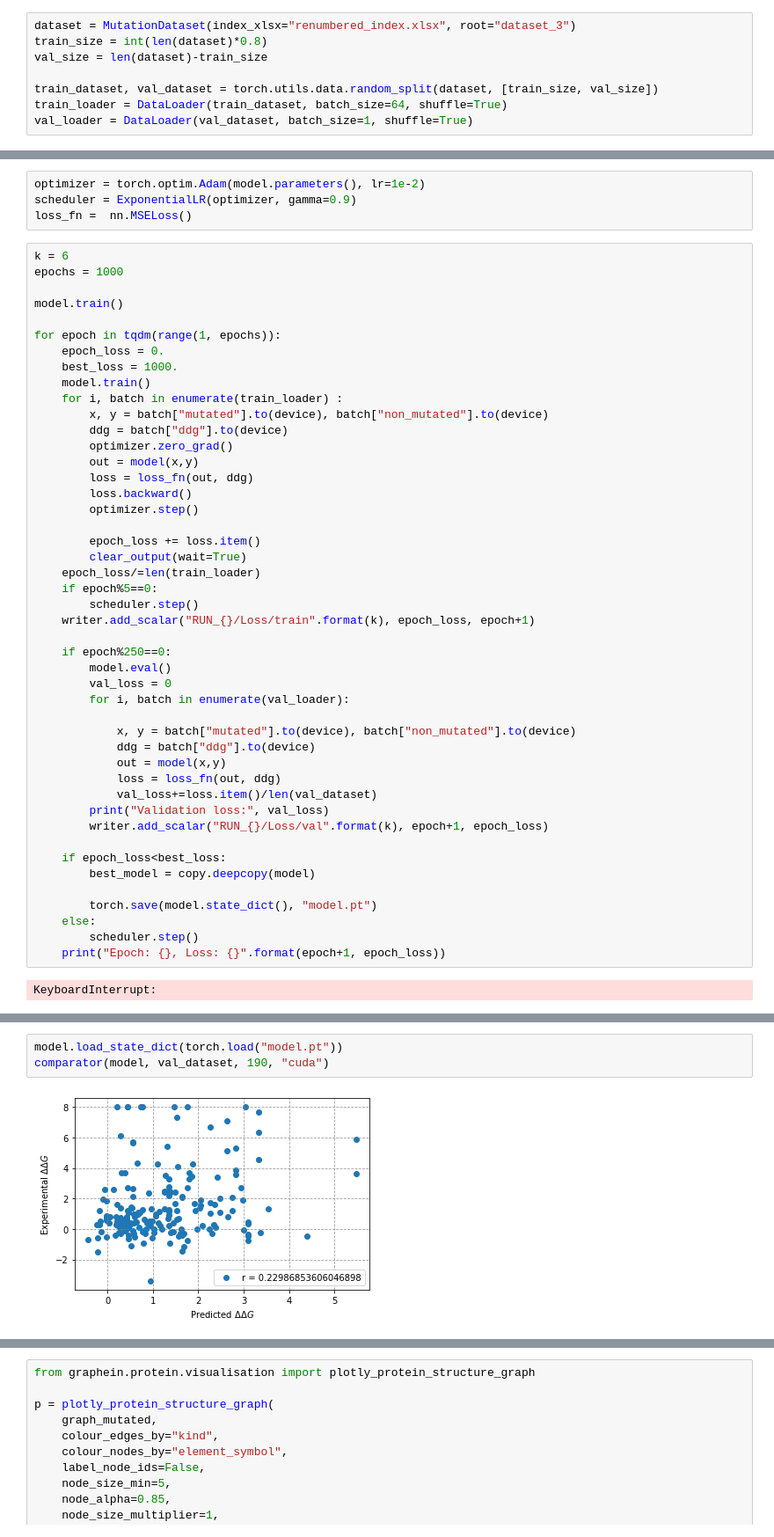
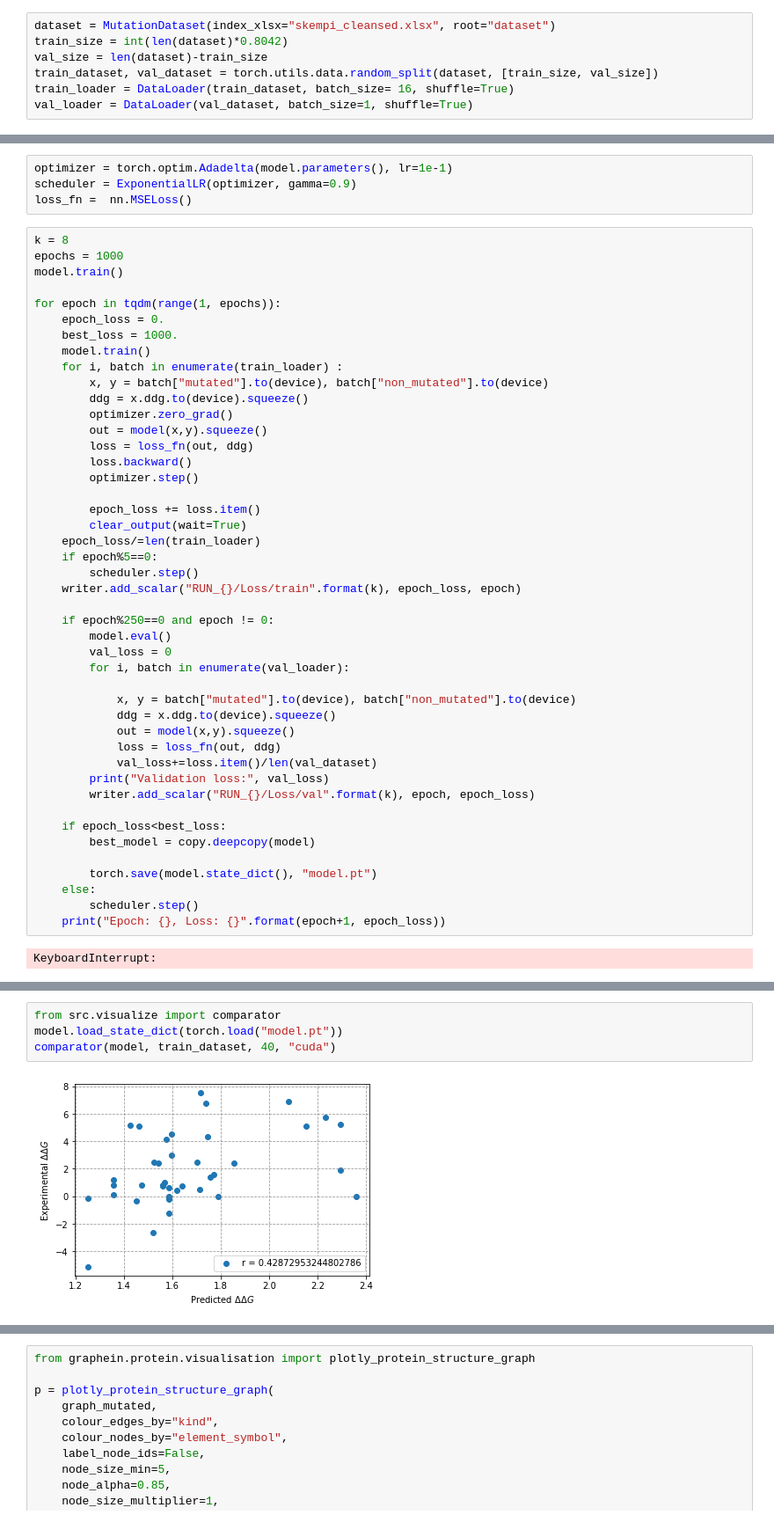
Before and after one commit to babaid/ProBindNN, a Jupyter notebook: main.ipynb, the cells around one changed output, grey strips where cells are left out. Shown: that part at 88% size. Saved outputs shown, nothing was run; the diff lists cells and outputs as text.

```diff
--- a/main.ipynb
+++ b/main.ipynb
@@ -28,11 +23,10 @@ biovec cannot be installed via conda
 # %%
 make_dataset_threaded(index_xlsx="./renumbered_index.xlsx", root="dataset")
 # %%
-dataset = MutationDataset(index_xlsx="renumbered_index.xlsx", root="dataset_3")
-train_size = int(len(dataset)*0.8)
+dataset = MutationDataset(index_xlsx="skempi_cleansed.xlsx", root="dataset")
+train_size = int(len(dataset)*0.8042)
 val_size = len(dataset)-train_size
-
 train_dataset, val_dataset = torch.utils.data.random_split(dataset, [train_size, val_size])
-train_loader = DataLoader(train_dataset, batch_size=64, shuffle=True)
+train_loader = DataLoader(train_dataset, batch_size= 16, shuffle=True)
 val_loader = DataLoader(val_dataset, batch_size=1, shuffle=True)
 # %%
@@ -48,13 +42,12 @@ device
 # %% [output]
 'cuda'
 # %%
-optimizer = torch.optim.Adam(model.parameters(), lr=1e-2)
+optimizer = torch.optim.Adadelta(model.parameters(), lr=1e-1)
 scheduler = ExponentialLR(optimizer, gamma=0.9)
 loss_fn =  nn.MSELoss()
 # %%
-k = 6
+k = 8
 epochs = 1000
-
 model.train()
 
 for epoch in tqdm(range(1, epochs)):
@@ -63,9 +56,9 @@ for epoch in tqdm(range(1, epochs)):
     model.train()
     for i, batch in enumerate(train_loader) :
         x, y = batch["mutated"].to(device), batch["non_mutated"].to(device)
-        ddg = batch["ddg"].to(device)
+        ddg = x.ddg.to(device).squeeze()
         optimizer.zero_grad()
-        out = model(x,y)
+        out = model(x,y).squeeze()
         loss = loss_fn(out, ddg)
         loss.backward()
         optimizer.step()
@@ -75,20 +68,20 @@ for epoch in tqdm(range(1, epochs)):
     epoch_loss/=len(train_loader)
     if epoch%5==0:
         scheduler.step()
-    writer.add_scalar("RUN_{}/Loss/train".format(k), epoch_loss, epoch+1)
+    writer.add_scalar("RUN_{}/Loss/train".format(k), epoch_loss, epoch)
 
-    if epoch%250==0:
+    if epoch%250==0 and epoch != 0:
         model.eval()
         val_loss = 0
         for i, batch in enumerate(val_loader):
 
             x, y = batch["mutated"].to(device), batch["non_mutated"].to(device)
-            ddg = batch["ddg"].to(device)
-            out = model(x,y)
+            ddg = x.ddg.to(device).squeeze()
+            out = model(x,y).squeeze()
             loss = loss_fn(out, ddg)
             val_loss+=loss.item()/len(val_dataset)
         print("Validation loss:", val_loss)
-        writer.add_scalar("RUN_{}/Loss/val".format(k), epoch+1, epoch_loss)
+        writer.add_scalar("RUN_{}/Loss/val".format(k), epoch, epoch_loss)
 
     if epoch_loss<best_loss:
         best_model = copy.deepcopy(model)
@@ -127,7 +100,8 @@ tensor([[-0.2798],
 # %%
+from src.visualize import comparator
 model.load_state_dict(torch.load("model.pt"))
-comparator(model, val_dataset, 190, "cuda")
+comparator(model, train_dataset, 40, "cuda")
 # %% [output]
-[figure, old version]
+[figure, new version]
 # %%
 from graphein.protein.graphs import construct_graph
```
Also changed, not shown: parts of 19 cells of this notebook, 24 other files.
